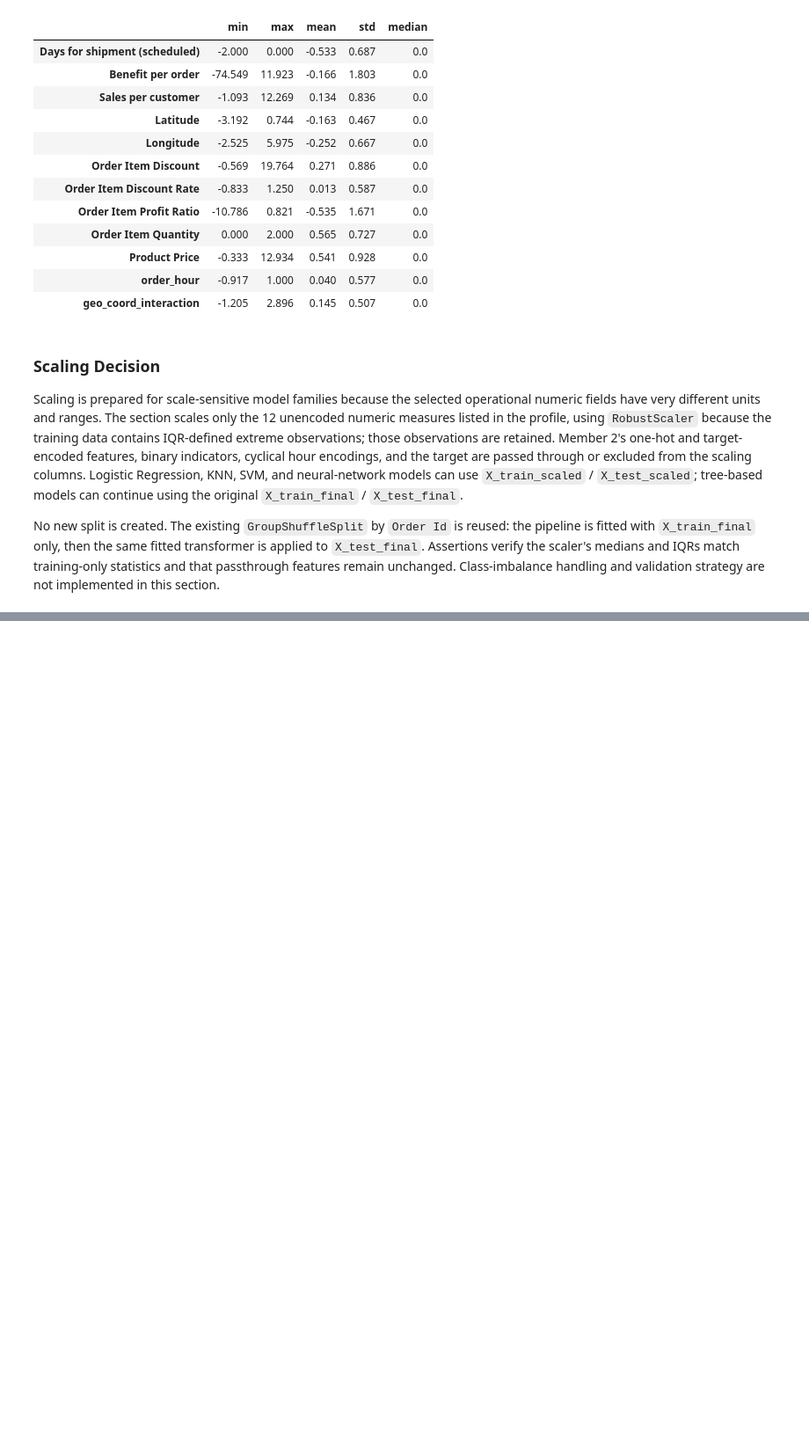
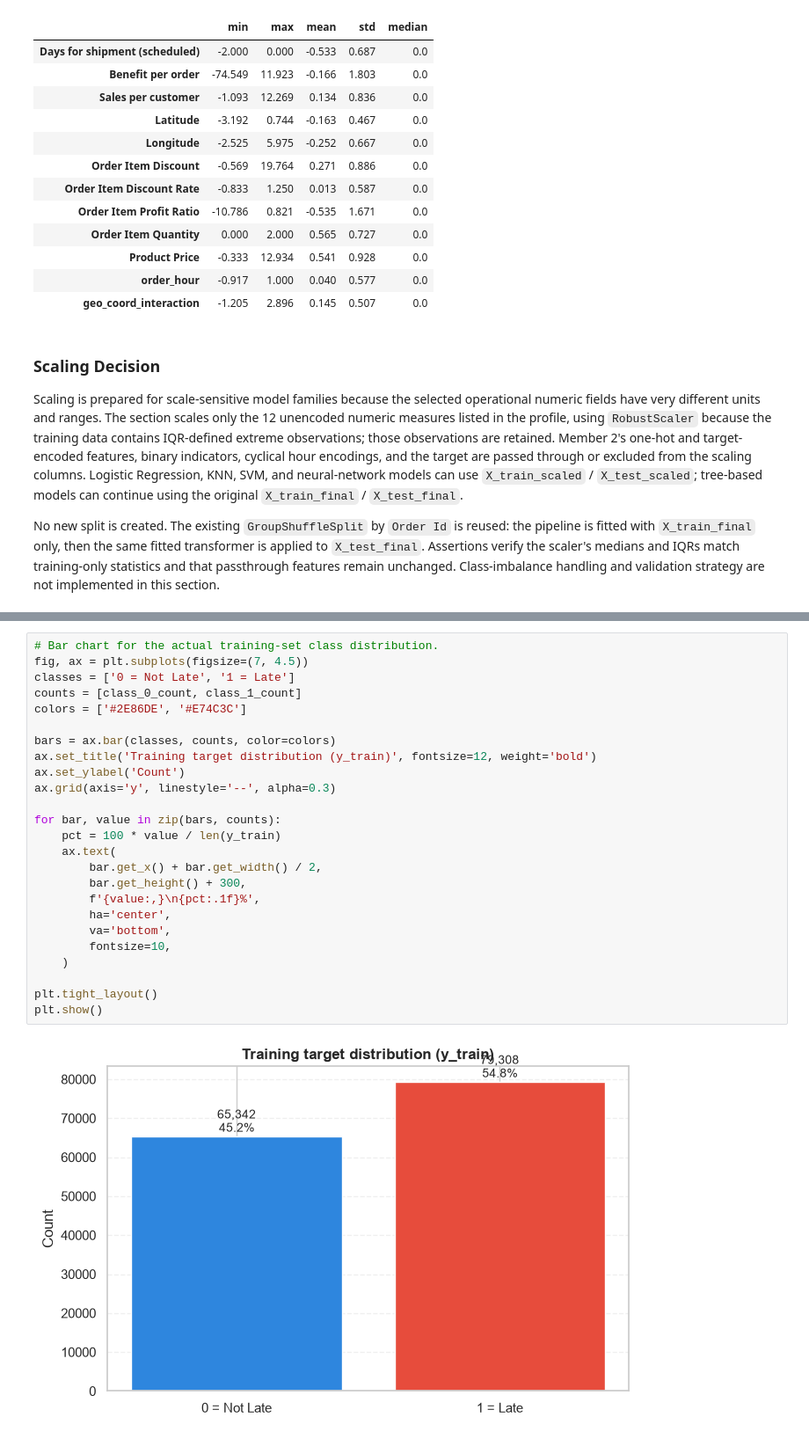
Before and after one commit to thamidu02/supply_chain_ML_model, a Jupyter notebook: test.ipynb, the cells around one changed output, grey strips where cells are left out. Shown at 88% size. Drawn from its saved outputs; the diff is of its cells as text; blank space fills up the shorter version.

```diff
--- a/test.ipynb
+++ b/test.ipynb
@@ -1874,0 +1913,27 @@ No new split is created. The existing `GroupShuffleSplit` by `Order Id` is reuse
+# %%
+# Bar chart for the actual training-set class distribution.
+fig, ax = plt.subplots(figsize=(7, 4.5))
+classes = ['0 = Not Late', '1 = Late']
+counts = [class_0_count, class_1_count]
+colors = ['#2E86DE', '#E74C3C']
+
+bars = ax.bar(classes, counts, color=colors)
+ax.set_title('Training target distribution (y_train)', fontsize=12, weight='bold')
+ax.set_ylabel('Count')
+ax.grid(axis='y', linestyle='--', alpha=0.3)
+
+for bar, value in zip(bars, counts):
+    pct = 100 * value / len(y_train)
+    ax.text(
+        bar.get_x() + bar.get_width() / 2,
+        bar.get_height() + 300,
+        f'{value:,}\n{pct:.1f}%',
+        ha='center',
+        va='bottom',
+        fontsize=10,
+    )
+
+plt.tight_layout()
+plt.show()
+# %% [output]
+[figure, added]
```
Also changed, not shown: parts of 5 cells of this notebook.
